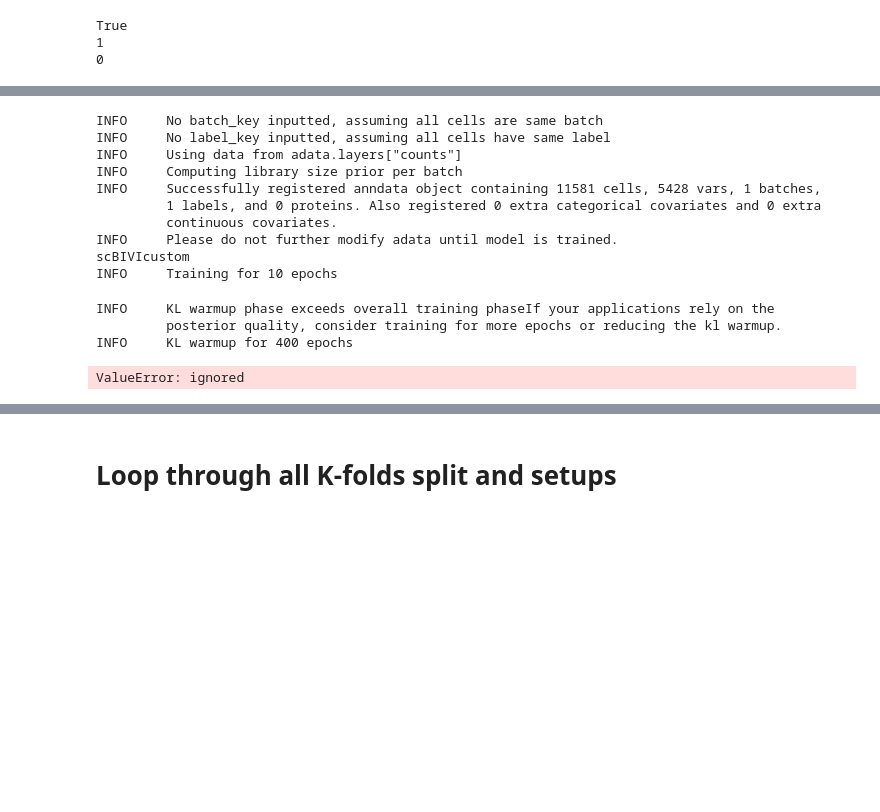
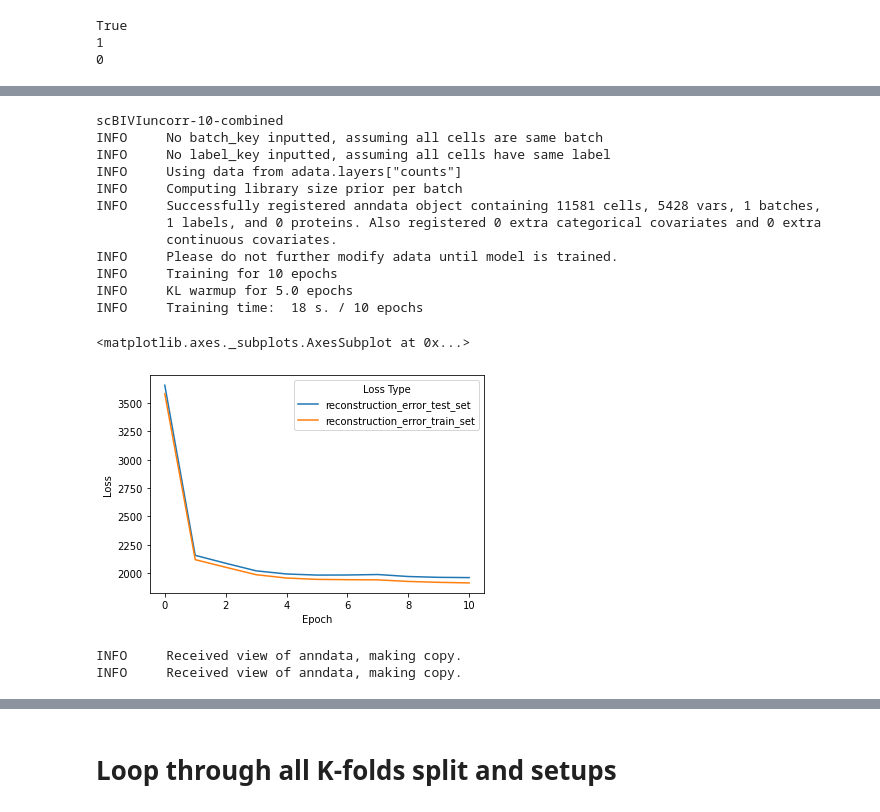
Before and after one commit to pachterlab/CGCCP_2023, a Jupyter notebook: test_colab_ipynb.ipynb, the cells around one changed output, grey strips where cells are left out. Cells and saved outputs as stored; diff of their text form; code cells hidden in the pictures; blank space fills up the shorter version.

```diff
--- a/test_colab_ipynb.ipynb
+++ b/test_colab_ipynb.ipynb
@@ -129,14 +130,15 @@ n_layers = 2
 # model setup
 # scBIVI{dist}-{n_latent}-{data type}
 # type:
-setup = 'scBIVIcustom-10-combined'
+# setup = 'scBIVIcustom-10-combined'
 # setup = 'scBIVI-10-combined'
 # %%
 # Use last of the K-fold splits
 for k, (train_index, test_index) in enumerate(skf_splits):
   pass
 
-setups = [setup]
+# setups = [setup]
+setups = ['scBIVIcustom-10-combined','scBIVI-10-combined','scBIVIuncorr-10-combined']
 
 cluster_methods = adata.obsm['Cluster'].columns.to_list()
 metrics_list = ['recon_error','latent embedding','compute'] + cluster_methods
@@ -357,6 +458,13 @@ True
 # %%
-# print(setup)
-method,n_latent,datas = setup.split("-")
+scvi._settings.ScviConfig.seed=(8675309)
+torch.manual_seed(8675309)
+# np.seed(8675309)
+np.random.seed(8675309)
+
+SETUP=setups[2]
+
+print(SETUP)
+method,n_latent,datas = SETUP.split("-")
 method_split = method.split('_')
 method = method_split[0]
 
@@ -416,13 +524,15 @@ else:
 
 ## Train model
 start = time.time()
+# print(model)
 model.train(n_epochs = n_epochs,
             lr       = lr,
-            # n_epochs_kl_warmup = n_epochs/2,
+            n_epochs_kl_warmup = n_epochs/2,
             metrics_to_monitor = ['reconstruction_error'],
             frequency = 1,
             train_size = 0.9)
 # %% [output]
+scBIVIuncorr-10-combined
 INFO     No batch_key inputted, assuming all cells are same batch
 INFO     No label_key inputted, assuming all cells have same label
 INFO     Using data from adata.layers["counts"]
@@ -431,46 +541,49 @@ INFO     Successfully registered anndata object containing 11581 cells, 5428 var
          1 labels, and 0 proteins. Also registered 0 extra categorical covariates and 0 extra
          continuous covariates.
 INFO     Please do not further modify adata until model is trained.
-scBIVIcustom
 INFO     Training for 10 epochs
+INFO     KL warmup for 5.0 epochs
+INFO     Training time:  18 s. / 10 epochs
-INFO     KL warmup phase exceeds overall training phaseIf your applications rely on the
-         posterior quality, consider training for more epochs or reducing the kl warmup.
-INFO     KL warmup for 400 epochs
-ValueError: ignored
 # %%
 runtime     = time.time() - start
 memory_used = torch.cuda.memory_allocated()
-results_dict[setup]['compute'].append([runtime,memory_used])
+results_dict[SETUP]['compute'].append([runtime,memory_used])
 
 ## Check train history
 df_history = {'reconstruction_error_test_set' : model.history['reconstruction_error_test_set'],
               'reconstruction_error_train_set': model.history['reconstruction_error_train_set']}
 df_history = pd.DataFrame(df_history)
 df_history = pd.DataFrame(df_history.stack())
 df = df_history
 df.reset_index(inplace=True)
 df.columns = ['Epoch','Loss Type', 'Loss']
-figname = f"{setup}-{k}"
+figname = f"{SETUP}-{k}"
 sns.lineplot(data=df,
              x='Epoch',
              y='Loss',
              hue = 'Loss Type')
 # plt.savefig(os.path.join(logdir_train,f"{figname}-train-history.pdf"))
 # plt.close()
+# %% [output]
+<matplotlib.axes._subplots.AxesSubplot at 0x...>
+[figure, added]
 # %%
 ## Get reconstruction loss on test data
 test_error  = model.get_reconstruction_error(test_adata)
 train_error = model.get_reconstruction_error(train_adata)
-results_dict[setup]['recon_error'].append(np.array([train_error,test_error]))
+results_dict[SETUP]['recon_error'].append(np.array([train_error,test_error]))
 
 ## Extract the embedding space for scVI
 X_out = model.get_latent_representation(test_adata)
 
 adata_latent = anndata.AnnData(X_out)
 adata_latent.obs = test_adata.obs
-results_dict[setup]['latent embedding'] = adata_latent
+results_dict[SETUP]['latent embedding'] = adata_latent
 if datas == 'combined':
   test_adata_save = test_adata
+# %% [output]
+INFO     Received view of anndata, making copy.
+INFO     Received view of anndata, making copy.
 # %%
 #### Validation with cluster accuracy based on labels
 ## Iterate through ground truth labels based on different approach
```
Also changed, not shown: parts of 16 cells of this notebook.
